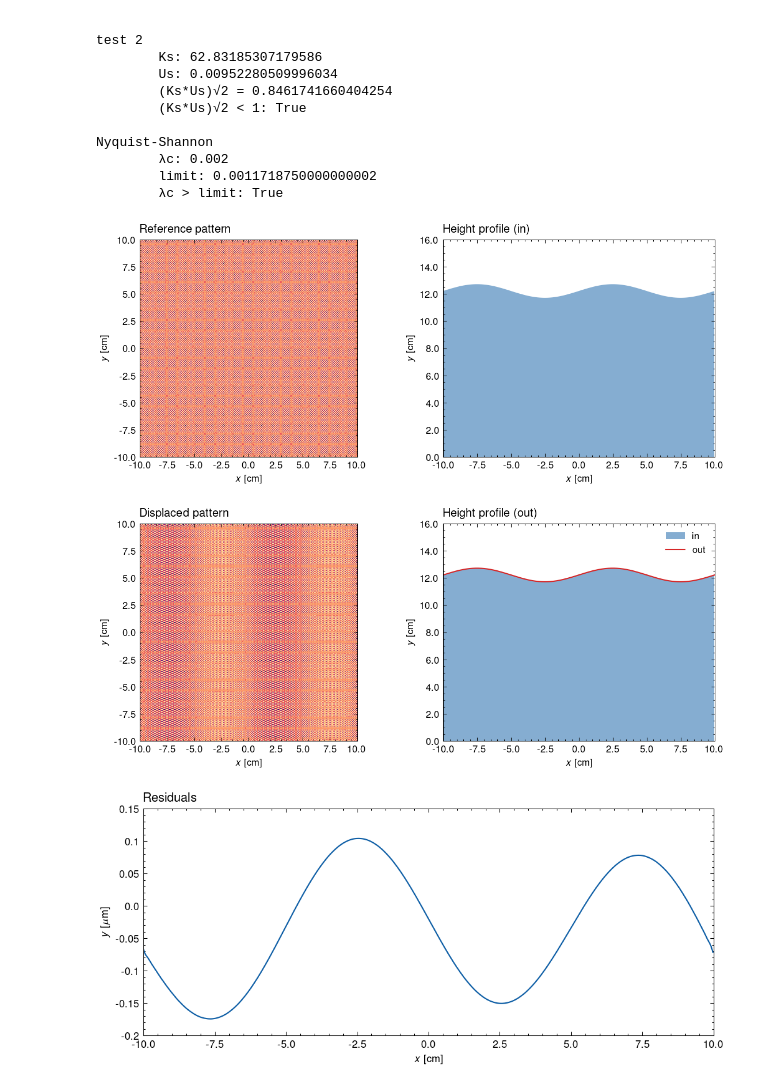
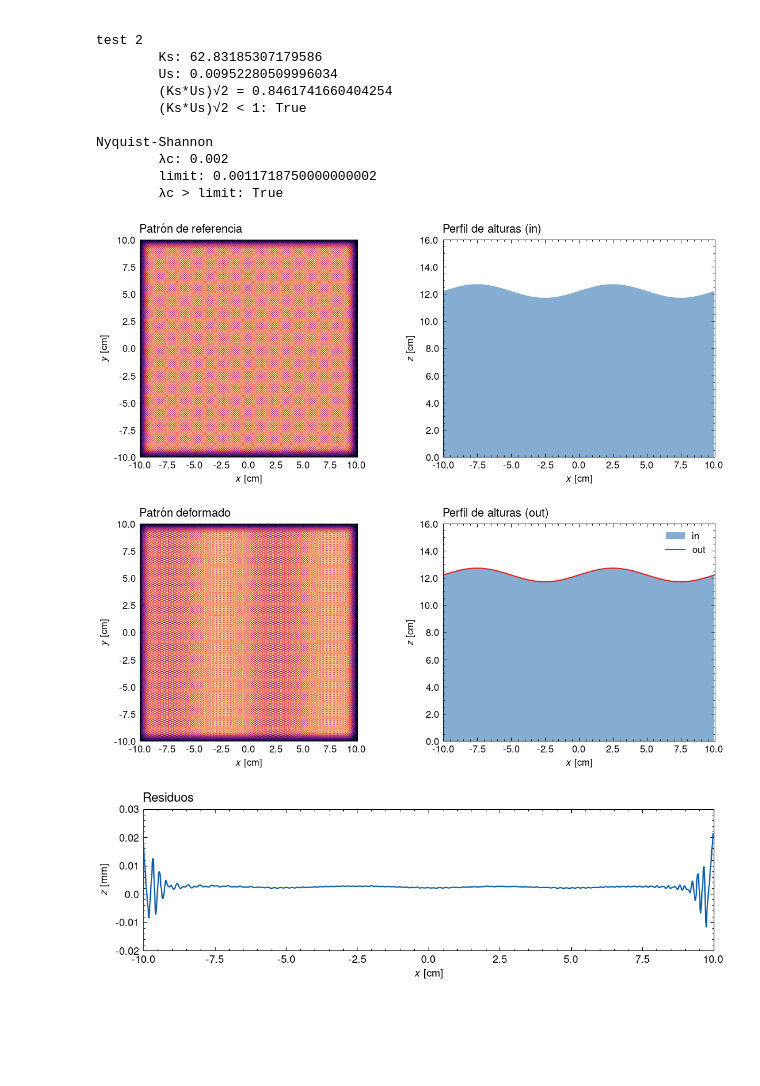
Before and after one commit to ignacioph21/Laboratorio-6-y-7, a Jupyter notebook: Analisis FCD/simulacion_patron_ondas.ipynb, the cells around one changed output. Drawn from its saved outputs; the diff is of its cells as text; code cells hidden in the pictures; blank space fills up the shorter version.

Commit message:
Corrección parentesis, update a simulación patrón ondas, muevo relaciones de dispersión a un .py, agrego potenciales a funciones_corriente.py

```diff
--- a/Analisis FCD/simulacion_patron_ondas.ipynb
+++ b/Analisis FCD/simulacion_patron_ondas.ipynb
@@ -70,10 +70,10 @@ square_size = 1e-3  # [m] Tamaño de los cuadrados del patrón _checkerboard_
 window_size = 20e-2
 resolution  = window_size/1024
 
-USE_WINDOW = False
+USE_WINDOW = True
 
 # SETUP PARAMETERS
-H = 100000          # [m] Distancia entre la camara y el patrón
+H = 1e5             # [m] Distancia entre la camara y el patrón
 n_aire = 1          # Índice de refracción del aire
 n_agua = 1.33       # Índice de refracción del agua
 n_vidrio = 1.5      # Índice de refracción del vidrio
@@ -81,8 +81,8 @@ hp = 10e-2 + 1e-2*n_agua/n_aire + 1e-2*n_agua/n_vidrio  # [m] Grosor efectivo de
 alpha = 1 - n_aire/n_agua
 
 # WAVE PARAMETERS
-U0 = 5e-3
-lamda = 10e-2
+U0 = 5e-3     # [m]
+lamda = 10e-2 # [m]
 
 # PATTERN GENERATION
 x = np.arange(-window_size/2, window_size/2, resolution)  # [m]
@@ -135,37 +137,37 @@ Nyquist-Shannon
 # %%
 # FCD IN
 fig, axs = plt.subplots(1, 2, figsize=(20*cm, 8*cm))
 fig.tight_layout(pad=2)
 
 axs[0].contourf(X, Y, i_ref, cmap="magma")
-beautify_axs(axs[0], title="Reference pattern", labels=["$x$ [cm]", "$y$ [cm]"], multiply=[1e2,1e2], aspect="equal")
+beautify_axs(axs[0], title="Patrón de referencia", labels=["$x$ [cm]", "$y$ [cm]"], multiply=[1e2,1e2], aspect="equal")
 
 axs[1].fill_between(X[0,:], height_map_in[0,:], alpha=0.5)
-beautify_axs(axs[1], title="Height profile (in)", labels=["$x$ [cm]", "$y$ [cm]"], multiply=[1e2,1e2], ylim=(0,hp+2*Us), aspect="equal")
+beautify_axs(axs[1], title="Perfil de alturas (in)", labels=["$x$ [cm]", "$z$ [cm]"], multiply=[1e2,1e2], ylim=(0,hp+2*Us), aspect="equal")
 
 plt.show()
 
 # FCD OUT
 carriers = calculate_carriers(i_ref, square_size=square_size)
 height_map_out = hp + fcd(i_def, carriers, h=hp*alpha, unwrap=True)
 
 fig, axs = plt.subplots(1, 2, figsize=(20*cm, 8*cm))
 fig.tight_layout(pad=2)
 
 axs[0].contourf(X, Y, i_def, cmap="magma")
-beautify_axs(axs[0], title="Displaced pattern", labels=["$x$ [cm]", "$y$ [cm]"], multiply=[1e2,1e2], aspect="equal")
+beautify_axs(axs[0], title="Patrón deformado", labels=["$x$ [cm]", "$y$ [cm]"], multiply=[1e2,1e2], aspect="equal")
 
 axs[1].fill_between(X[0,:], height_map_in[0,:], alpha=0.5, label="in")
 axs[1].plot(X[0,:], height_map_out[0,:], color="tab:red", label="out")
-beautify_axs(axs[1], title="Height profile (out)", labels=["$x$ [cm]", "$y$ [cm]"], multiply=[1e2,1e2], ylim=(0,hp+2*Us), aspect="equal", legend_kwargs={"loc":"upper right"})
+beautify_axs(axs[1], title="Perfil de alturas (out)", labels=["$x$ [cm]", "$z$ [cm]"], multiply=[1e2,1e2], ylim=(0,hp+2*Us), aspect="equal", legend_kwargs={"loc":"upper right"})
 
 # RESIDUALS
 residuals = (height_map_out[0,:] - height_map_in[0,:])
-fig, axs = plt.subplots(1, 1, figsize=(20*cm, 8*cm))
+fig, axs = plt.subplots(1, 1, figsize=(20*cm, 5*cm))
 
 axs.plot(X[0,:], residuals)
-beautify_axs(axs, title="Residuals", labels=["$x$ [cm]", "$y$ [$\mu$m]"], multiply=[1e2,1e6])
+beautify_axs(axs, title="Residuos", labels=["$x$ [cm]", "$z$ [mm]"], multiply=[1e2,1e3])
 # %% [output]
-[figure, old version]
+[figure, new version]
-[figure, old version]
+[figure, new version]
-[figure, old version]
+[figure, new version]
```
Also changed, not shown: parts of 2 cells of this notebook, 6 other files.
